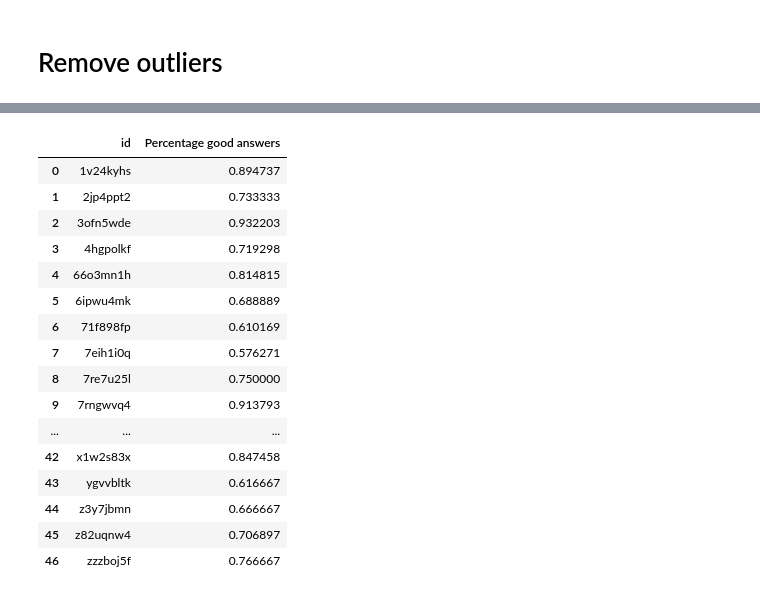
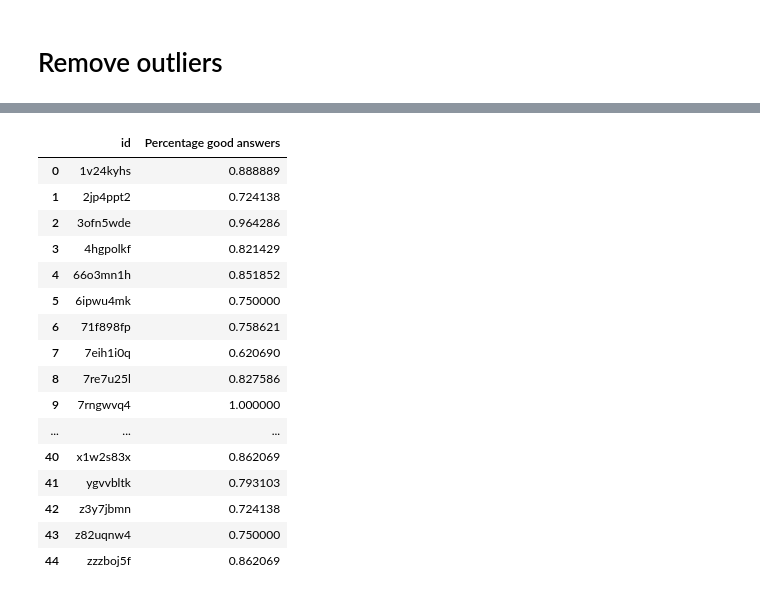
Before and after one commit to Coumess/Lab_Project_Experiment, a Jupyter notebook: extract_data.ipynb, the cells around one changed output, grey strips where cells are left out. Drawn from its saved outputs; the diff is of its cells as text; code cells hidden in the pictures.

```diff
--- a/extract_data.ipynb
+++ b/extract_data.ipynb
@@ -1,6 +1,7 @@
 # %%
 from pathlib import Path
 import json
+import numpy as np
 import pandas as pd
 import matplotlib.pyplot as plt
 import seaborn as sns
@@ -23,6 +24,8 @@ for file in Path("data").rglob("*.json"):
             continue
         # Get the name of the stimulus
         stimulus=trial["stimulus"]
+        if 'M' in stimulus:
+            continue
         # Get the valence of the word
         valence_word = trial["valence"]
         # Get the label of the face ["Attractif","Unattractif"]
@@ -82,21 +85,45 @@ df
 # %% [markdown]
 # Remove outliers
 # %%
-# We take all the rows where the congruence condition is neutral
-control = df#[df['valence_word'] == 'neutre']
-# Pourcentage of correct answer per id
-control_pourcentage = control.groupby('id')['correct'].mean()
-# Get the index of the id that got a pourcentage of correct answer below 50%
-id_outliers = control_pourcentage[control_pourcentage <= .0].index
-# If we want to take out some index
-#  id_outliers = id_outliers.append(pd.Index(['imgzntah']))
-# Create a DataFrame without outliers
-data_without_outliers= df[~df['id'].isin(id_outliers)]
-# New variable to dispaly the DataFrame without outliers
-dwo_display=data_without_outliers.groupby('id')['correct'].mean().reset_index(name='Percentage good answers')
-# Some stats
-print(f"Mean percentage of good answers: {dwo_display['Percentage good answers'].mean()}")
-print(f"Min percentage of good answers: {dwo_display['Percentage good answers'].min()}")
-print(f"Max percentage of good answers: {dwo_display['Percentage good answers'].max()}")
+# --- Identify accuracy outliers (<= 0%) ---
+accuracy_by_id = df.groupby('id')['correct'].mean()
+id_outliers_acc = accuracy_by_id[accuracy_by_id <= 0.50].index
+
+# --- Compute rejection rate per stimulus ---
+taux_rejet = (
+    df.groupby('stimulus')['correct']
+    .apply(lambda x: 1 - x.mean())  # proportion of incorrect responses
+)
+
+# --- Identify ambiguous stimuli (>33% rejection) ---
+stimuli_ambigus = taux_rejet[taux_rejet > 0.330].index.tolist()
+
+# --- Identify RT outliers ---
+rt_by_id = df.groupby('id')['rt'].mean()
+rt_threshold = df['rt'].mean() - df['rt'].std()
+id_outliers_rt = rt_by_id[rt_by_id < rt_threshold].index
+
+# --- Combine all participant outliers ---
+id_outliers = id_outliers_acc.union(id_outliers_rt).union(pd.Index(['imgzntah']))
+
+# --- Remove outliers + ambiguous stimuli ---
+data_without_outliers = df[
+    (~df['id'].isin(id_outliers)) &
+    (~df['stimulus'].isin(stimuli_ambigus))
+]
+
+# --- Summary stats per participant ---
+dwo_display = (
+    data_without_outliers
+    .groupby('id')['correct']
+    .mean()
+    .reset_index(name='Percentage good answers')
+)
+
+# --- Global stats ---
+print(f"Mean percentage of good answers: {dwo_display['Percentage good answers'].mean():.3f}")
+print(f"Min percentage of good answers: {dwo_display['Percentage good answers'].min():.3f}")
+print(f"Max percentage of good answers: {dwo_display['Percentage good answers'].max():.3f}")
+
 display(dwo_display)
 # %% [output]
@@ -106,17 +133,17 @@ Max percentage of good answers: 0.9833333333333333
 |  | id | Percentage good answers |
-| 0 | 1v24kyhs | 0.894737 |
-| 1 | 2jp4ppt2 | 0.733333 |
-| 2 | 3ofn5wde | 0.932203 |
-| 3 | 4hgpolkf | 0.719298 |
-| 4 | 66o3mn1h | 0.814815 |
-| 5 | 6ipwu4mk | 0.688889 |
-| 6 | 71f898fp | 0.610169 |
-| 7 | 7eih1i0q | 0.576271 |
-| 8 | 7re7u25l | 0.750000 |
-| 9 | 7rngwvq4 | 0.913793 |
+| 0 | 1v24kyhs | 0.888889 |
+| 1 | 2jp4ppt2 | 0.724138 |
+| 2 | 3ofn5wde | 0.964286 |
+| 3 | 4hgpolkf | 0.821429 |
+| 4 | 66o3mn1h | 0.851852 |
+| 5 | 6ipwu4mk | 0.750000 |
+| 6 | 71f898fp | 0.758621 |
+| 7 | 7eih1i0q | 0.620690 |
+| 8 | 7re7u25l | 0.827586 |
+| 9 | 7rngwvq4 | 1.000000 |
 | ... | ... | ... |
-| 42 | x1w2s83x | 0.847458 |
-| 43 | ygvvbltk | 0.616667 |
-| 44 | z3y7jbmn | 0.666667 |
-| 45 | z82uqnw4 | 0.706897 |
-| 46 | zzzboj5f | 0.766667 |
+| 40 | x1w2s83x | 0.862069 |
+| 41 | ygvvbltk | 0.793103 |
+| 42 | z3y7jbmn | 0.724138 |
+| 43 | z82uqnw4 | 0.750000 |
+| 44 | zzzboj5f | 0.862069 |
```
Also changed, not shown: parts of 20 cells of this notebook.
